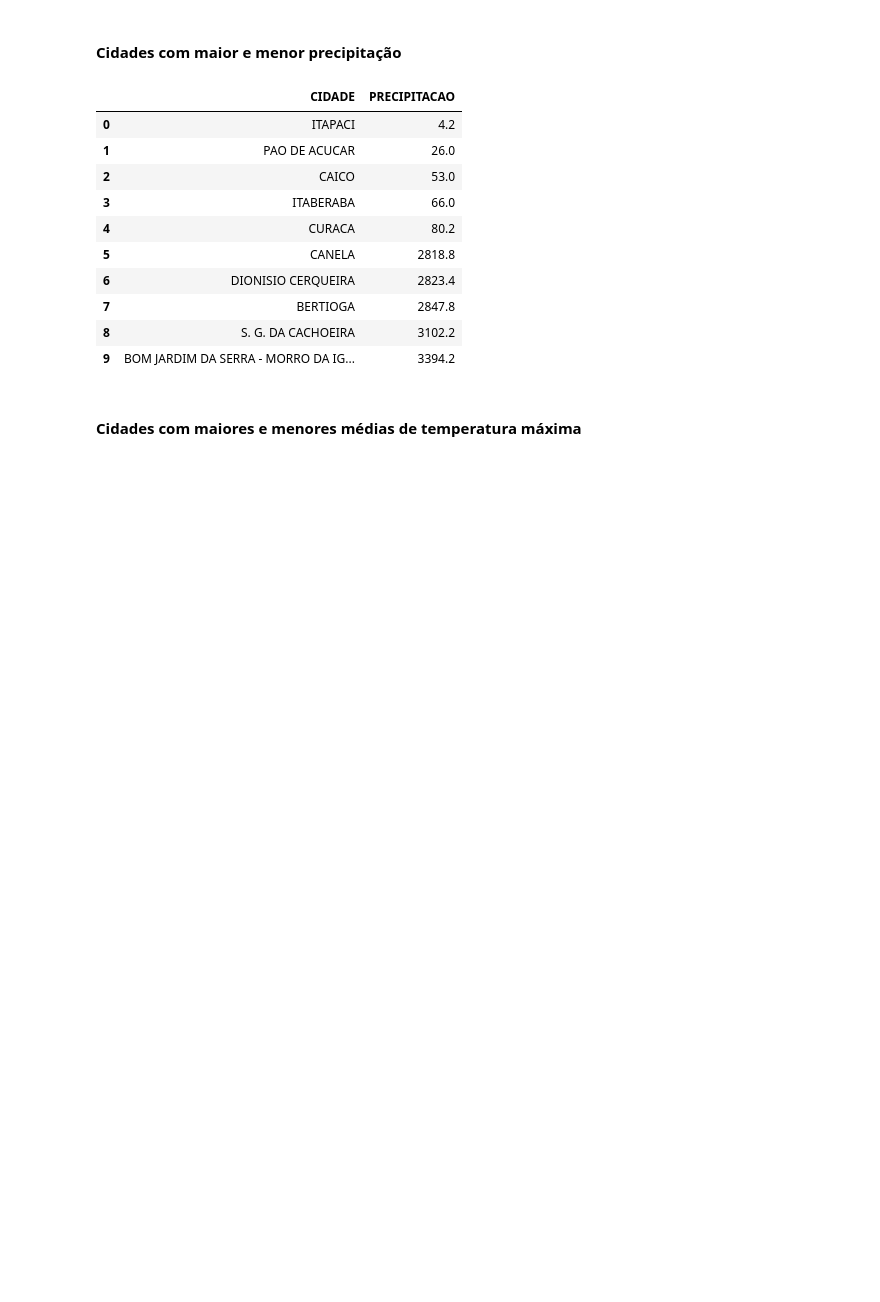
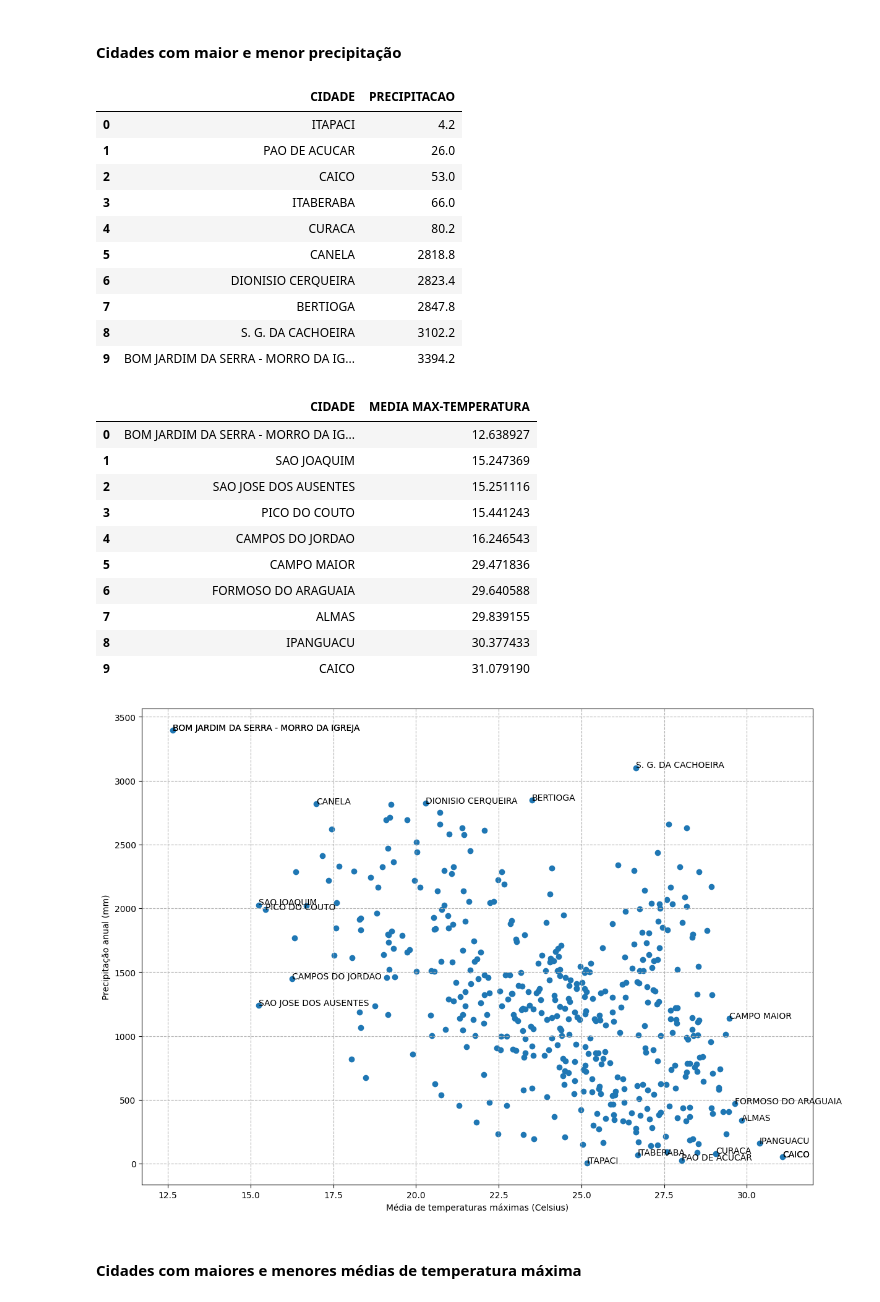
Before and after one commit to nfmmendes/INMET-data-play, a Jupyter notebook: Dados Metereológicos do INMET.ipynb, the cells around one changed output. Cells and saved outputs as stored; diff of their text form; code cells hidden in the pictures; blank space fills up the shorter version.

Commit message:
Correct code after notebook reset and extract function

```diff
--- a/Dados Metereológicos do INMET.ipynb
+++ b/Dados Metereológicos do INMET.ipynb
@@ -300,7 +300,8 @@ def process_city_data(df):
 def process_data_frame(df, processing_function):
     return processing_function(df)
 # %%
-df_cidade = get_city_file_list("SALINAS")
+cidade = "SALINAS"
+df_cidade = get_city_file_list(cidade)
 
 fig_temp_max, ax_temp_max = plt.subplots(figsize=(14, 10))
 fig_precitacao, ax_precipitacao = plt.subplots(figsize=(14, 5))
@@ -392,18 +395,32 @@ for index, row in df_avg_temp.iterrows():
 # %% [markdown]
 <h4> Cidades com maior e menor precipitação </h4>
 # %%
+df_precipitation, df_avg_temp = create_scatter_precipitation_avg_max_tem(2023)
 display(df_precipitation[["CIDADE", "PRECIPITACAO"]].reset_index(drop=True))
+display(df_avg_temp[["CIDADE", "MEDIA MAX-TEMPERATURA"]].reset_index(drop=True))
 # %% [output]
 |  | CIDADE | PRECIPITACAO |
 | 0 | ITAPACI | 4.2 |
 | 1 | PAO DE ACUCAR | 26.0 |
 | 2 | CAICO | 53.0 |
 | 3 | ITABERABA | 66.0 |
 | 4 | CURACA | 80.2 |
 | 5 | CANELA | 2818.8 |
 | 6 | DIONISIO CERQUEIRA | 2823.4 |
 | 7 | BERTIOGA | 2847.8 |
 | 8 | S. G. DA CACHOEIRA | 3102.2 |
 | 9 | BOM JARDIM DA SERRA - MORRO DA IG... | 3394.2 |
+|  | CIDADE | MEDIA MAX-TEMPERATURA |
+| 0 | BOM JARDIM DA SERRA - MORRO DA IG... | 12.638927 |
+| 1 | SAO JOAQUIM | 15.247369 |
+| 2 | SAO JOSE DOS AUSENTES | 15.251116 |
+| 3 | PICO DO COUTO | 15.441243 |
+| 4 | CAMPOS DO JORDAO | 16.246543 |
+| 5 | CAMPO MAIOR | 29.471836 |
+| 6 | FORMOSO DO ARAGUAIA | 29.640588 |
+| 7 | ALMAS | 29.839155 |
+| 8 | IPANGUACU | 30.377433 |
+| 9 | CAICO | 31.079190 |
+[figure, added]
 # %% [markdown]
 <h4> Cidades com maiores e menores médias de temperatura máxima </h4>
```
Also changed, not shown: parts of 2 cells of this notebook.
